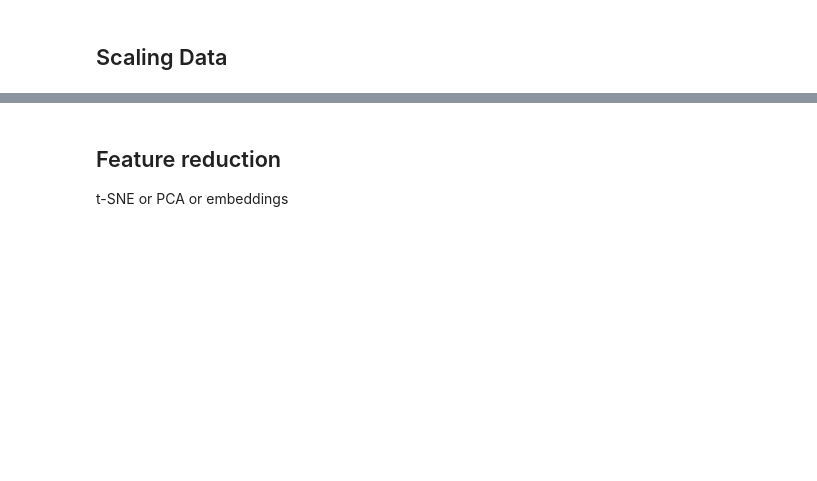
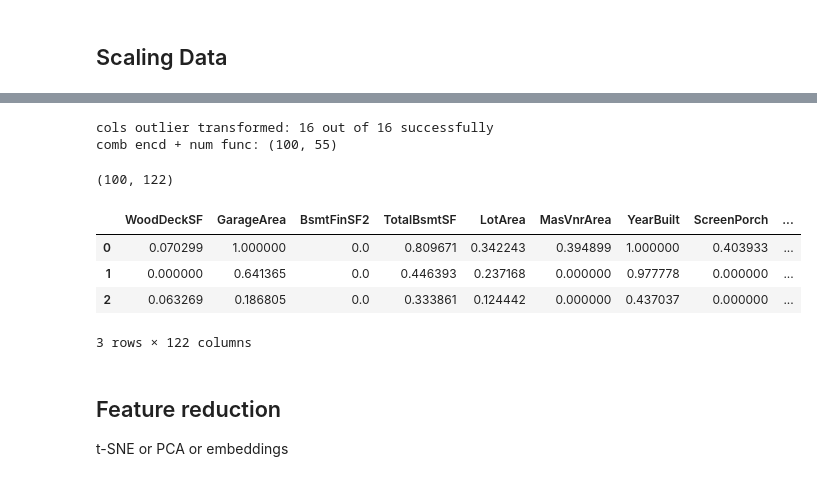
Before and after one commit to datasciencewithpinaki/ML_Templates, a Jupyter notebook: exploration.ipynb, the cells around one changed output, grey strips where cells are left out. Saved outputs shown, nothing was run; the diff lists cells and outputs as text; code cells hidden in the pictures; blank space fills up the shorter version.

```diff
--- a/exploration.ipynb
+++ b/exploration.ipynb
@@ -463,3 +508,16 @@ To be incorporated later
+# %%
+new_df_sc = PP_obj.preProcessData(new_df, new_data=True)
+new_df_sc.shape
+new_df_sc.head(3)
+# %% [output]
+cols outlier transformed: 16 out of 16 successfully
+comb encd + num func: (100, 55)
+(100, 122)
+|  | WoodDeckSF | GarageArea | BsmtFinSF2 | TotalBsmtSF | LotArea | MasVnrArea | YearBuilt | ScreenPorch | ... |
+| 0 | 0.070299 | 1.000000 | 0.0 | 0.809671 | 0.342243 | 0.394899 | 1.000000 | 0.403933 | ... |
+| 1 | 0.000000 | 0.641365 | 0.0 | 0.446393 | 0.237168 | 0.000000 | 0.977778 | 0.000000 | ... |
+| 2 | 0.063269 | 0.186805 | 0.0 | 0.333861 | 0.124442 | 0.000000 | 0.437037 | 0.000000 | ... |
+3 rows × 122 columns
 # %% [markdown]
 ## Feature reduction
 t-SNE or PCA or embeddings
```
Also changed, not shown: parts of 29 cells of this notebook, 2 other files.
